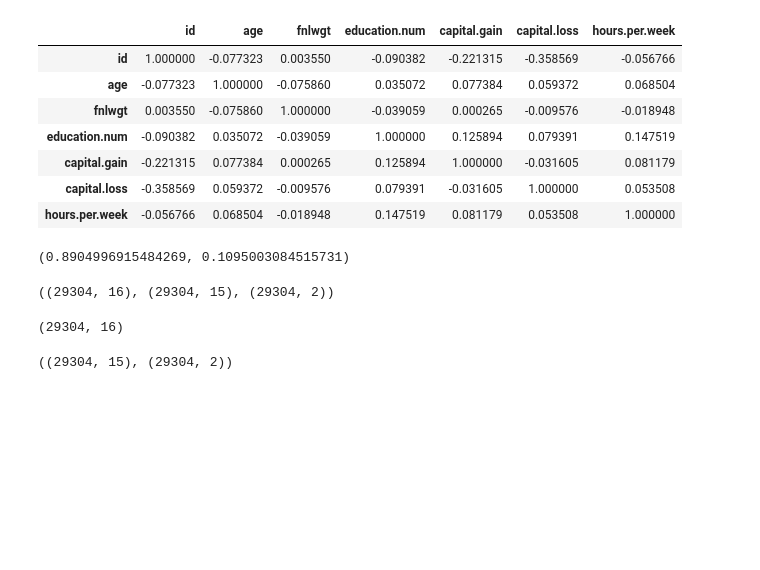
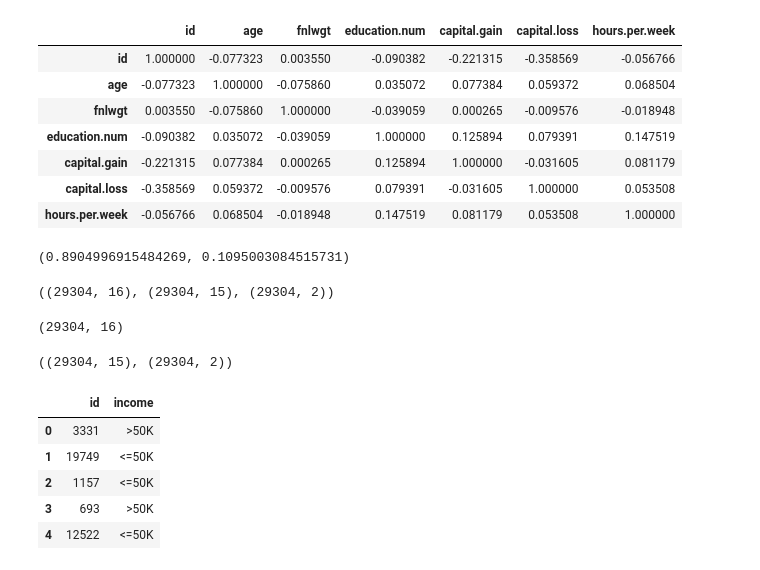
Before and after one commit to JudeSeo/BigData, a Jupyter notebook: Lecture/5-2.ipynb, the cells around one changed output. Cells and saved outputs as stored; diff of their text form; code cells hidden in the pictures; blank space fills up the shorter version.

```diff
--- a/Lecture/5-2.ipynb
+++ b/Lecture/5-2.ipynb
@@ -126,3 +126,12 @@ y_tr = train.iloc[:,[0, -1]].copy()
 X_tr.shape, y_tr.shape
 # %% [output]
 ((29304, 15), (29304, 2))
+# %%
+y_tr.head()
+# %% [output]
+|  | id | income |
+| 0 | 3331 | >50K |
+| 1 | 19749 | <=50K |
+| 2 | 1157 | <=50K |
+| 3 | 693 | >50K |
+| 4 | 12522 | <=50K |
```
Also changed, not shown: parts of 1 cell of this notebook, 5 other files.
